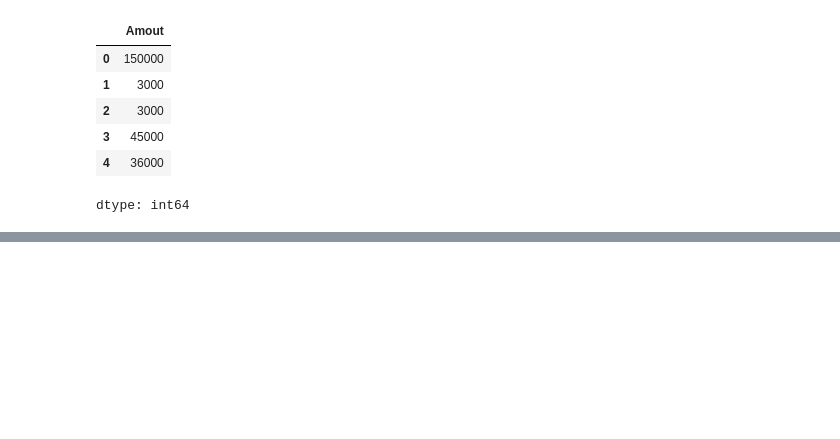
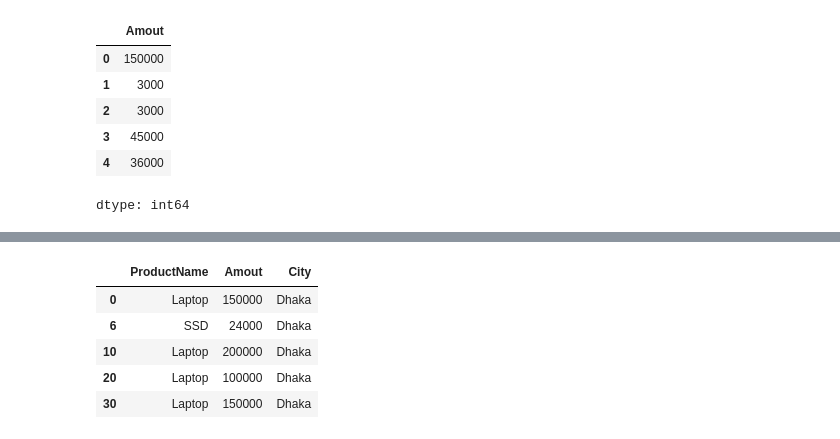
Before and after one commit to AbirHasanRawvy/Data-Analyst-BasicToAdvance, a Jupyter notebook: Paython/Day_24_DataManupulation.ipynb, the cells around one changed output, grey strips where cells are left out. Cells and saved outputs as stored; diff of their text form; code cells hidden in the pictures; blank space fills up the shorter version.

```diff
--- a/Paython/Day_24_DataManupulation.ipynb
+++ b/Paython/Day_24_DataManupulation.ipynb
@@ -53,0 +90,9 @@ dtype: int64
+# %%
+df[(df['Amout']>15000) & (df['City'] == 'Dhaka')][['ProductName','Amout','City']].head()
+# %% [output]
+|  | ProductName | Amout | City |
+| 0 | Laptop | 150000 | Dhaka |
+| 6 | SSD | 24000 | Dhaka |
+| 10 | Laptop | 200000 | Dhaka |
+| 20 | Laptop | 100000 | Dhaka |
+| 30 | Laptop | 150000 | Dhaka |
```
Also changed, not shown: parts of 6 cells of this notebook.
